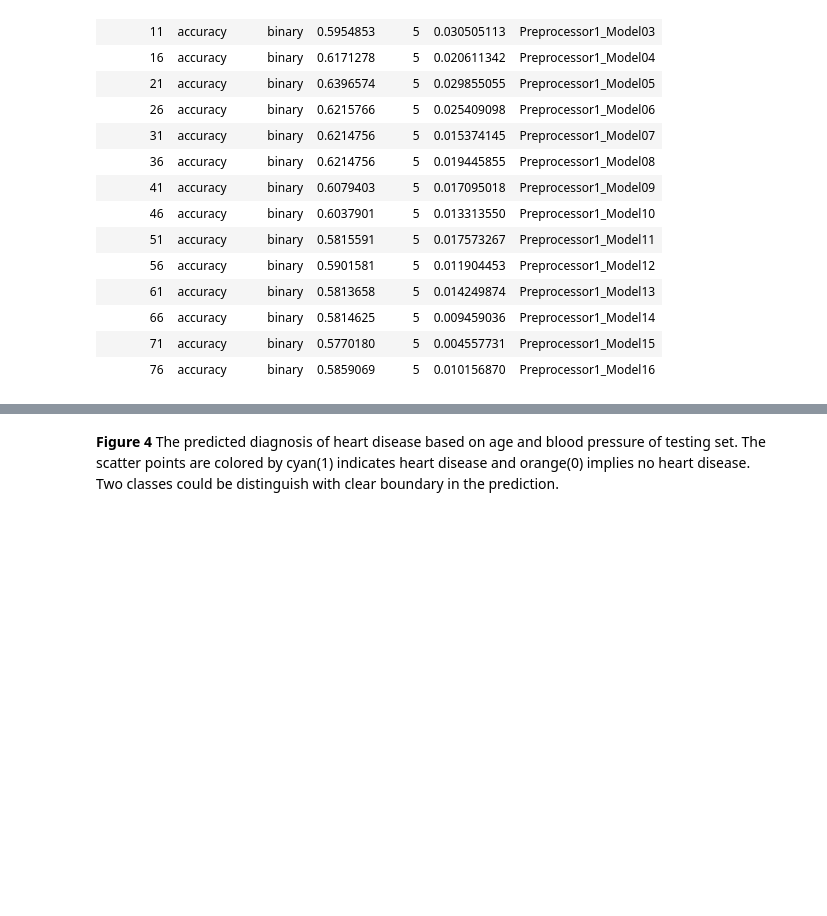
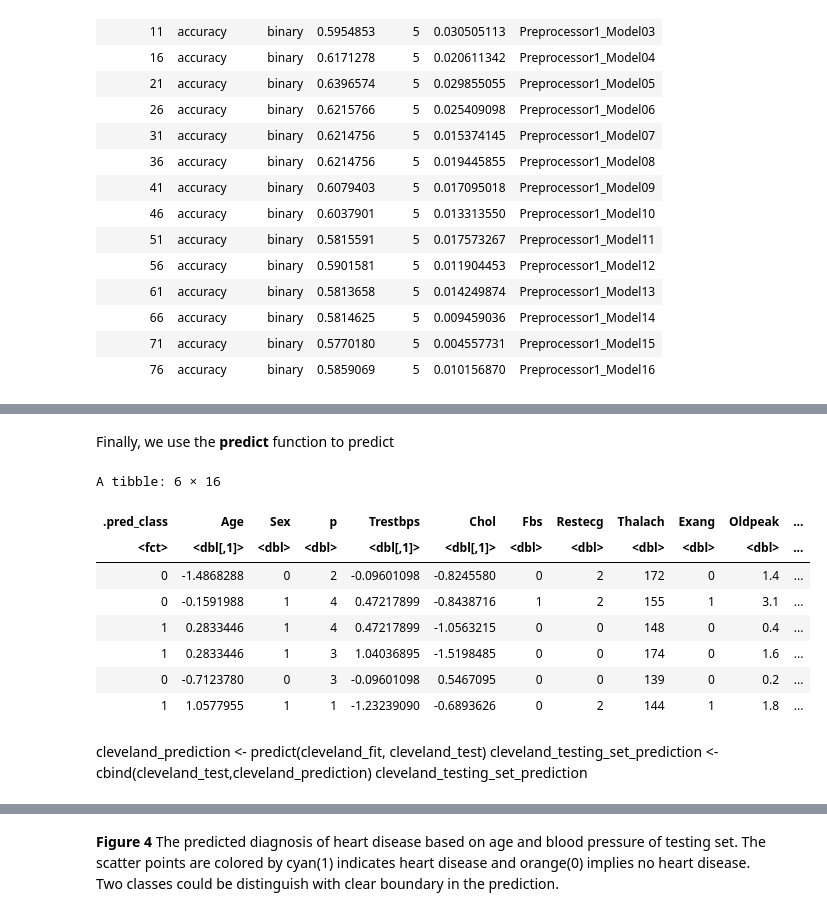
Before and after one commit to mikibarra034/dsci-100-template, a Jupyter notebook: project_report.ipynb, the cells around one changed output, grey strips where cells are left out. Cells and saved outputs as stored; diff of their text form; code cells hidden in the pictures; blank space fills up the shorter version.

```diff
--- a/project_report.ipynb
+++ b/project_report.ipynb
@@ -281,5 +291,5 @@ cleveland_bps_knn_plot
 # %%
-knn_spec <- nearest_neighbor(weight_func = "rectangular", neighbors = 25) |>
+knn_best_spec <- nearest_neighbor(weight_func = "rectangular", neighbors = 25) |>
             set_engine("kknn") |>
             set_mode("classification")
 
@@ -289,6 +299,7 @@ cleveland_recipe <- recipe(Num2 ~ Age + Trestbps, data = cleveland_train) |>
 
 cleveland_fit <- workflow() |>
                     add_recipe(cleveland_recipe) |>
-                    add_model(knn_spec) |>
+                    add_model(knn_best_spec) |>
                     fit(data = cleveland_train)
+knn_best_spec
 cleveland_fit
@@ -299,3 +333,23 @@ cleveland_testing_set_prediction
+# %% [markdown]
+Finally, we use the **predict** function to predict
+# %%
+cleveland_prediction <- predict(cleveland_fit, cleveland_test) |>
+                            bind_cols(cleveland_test)
+head(cleveland_prediction)
+# %% [output]
+A tibble: 6 × 16
+| .pred_class | Age | Sex | p | Trestbps | Chol | Fbs | Restecg | Thalach | Exang | Oldpeak | ... |
+| <fct> | <dbl[,1]> | <dbl> | <dbl> | <dbl[,1]> | <dbl[,1]> | <dbl> | <dbl> | <dbl> | <dbl> | <dbl> | ... |
+| 0 | -1.4868288 | 0 | 2 | -0.09601098 | -0.8245580 | 0 | 2 | 172 | 0 | 1.4 | ... |
+| 0 | -0.1591988 | 1 | 4 | 0.47217899 | -0.8438716 | 1 | 2 | 155 | 1 | 3.1 | ... |
+| 1 | 0.2833446 | 1 | 4 | 0.47217899 | -1.0563215 | 0 | 0 | 148 | 0 | 0.4 | ... |
+| 1 | 0.2833446 | 1 | 3 | 1.04036895 | -1.5198485 | 0 | 0 | 174 | 0 | 1.6 | ... |
+| 0 | -0.7123780 | 0 | 3 | -0.09601098 | 0.5467095 | 0 | 0 | 139 | 0 | 0.2 | ... |
+| 1 | 1.0577955 | 1 | 1 | -1.23239090 | -0.6893626 | 0 | 2 | 144 | 1 | 1.8 | ... |
+# %% [markdown]
+cleveland_prediction <- predict(cleveland_fit, cleveland_test)
+cleveland_testing_set_prediction <- cbind(cleveland_test,cleveland_prediction)
+cleveland_testing_set_prediction
 # %%
 prediction_plot <- cleveland_testing_set_prediction |>
         ggplot(aes(x=Age, y=Trestbps, color=factor(`.pred_class`))) +
```
Also changed, not shown: parts of 14 cells of this notebook.
